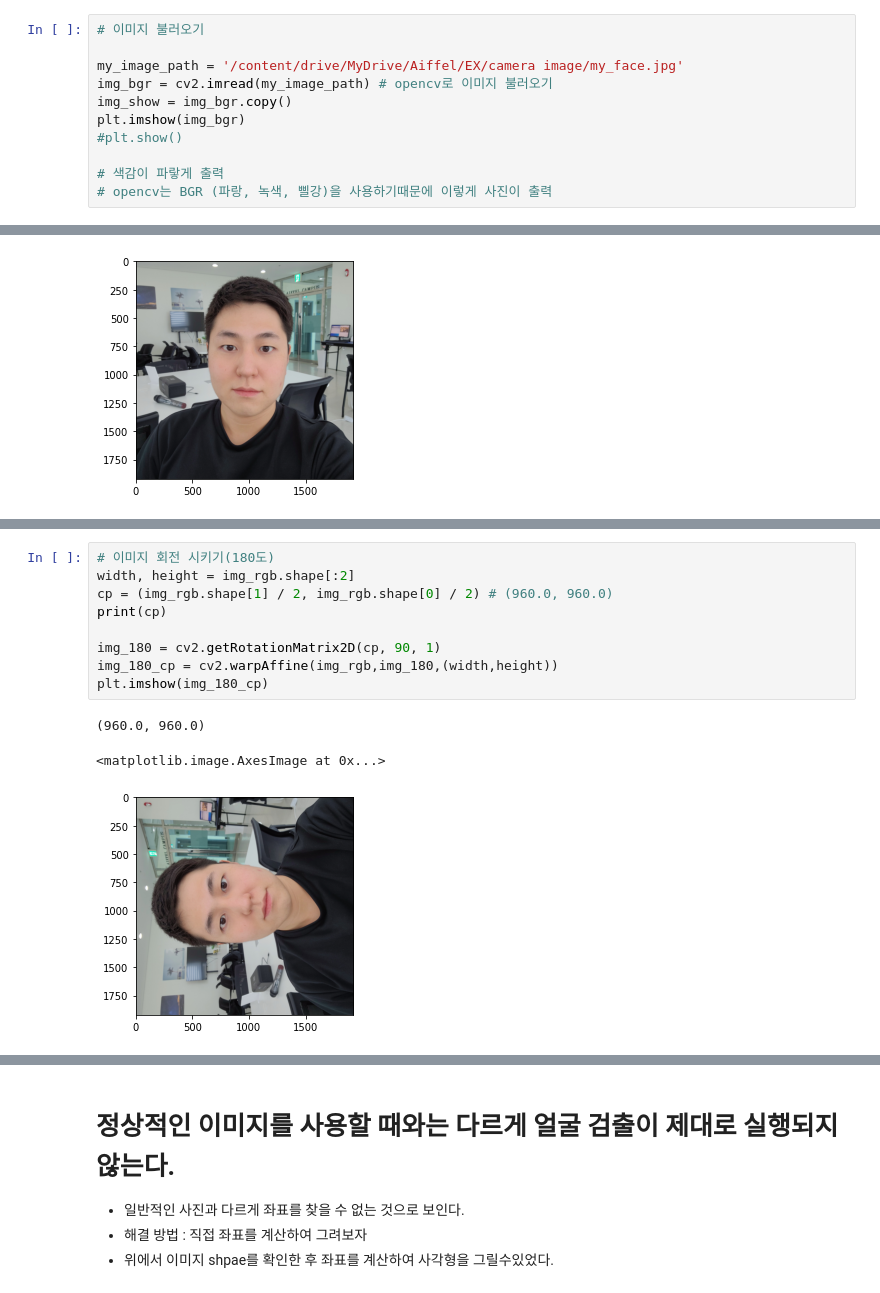
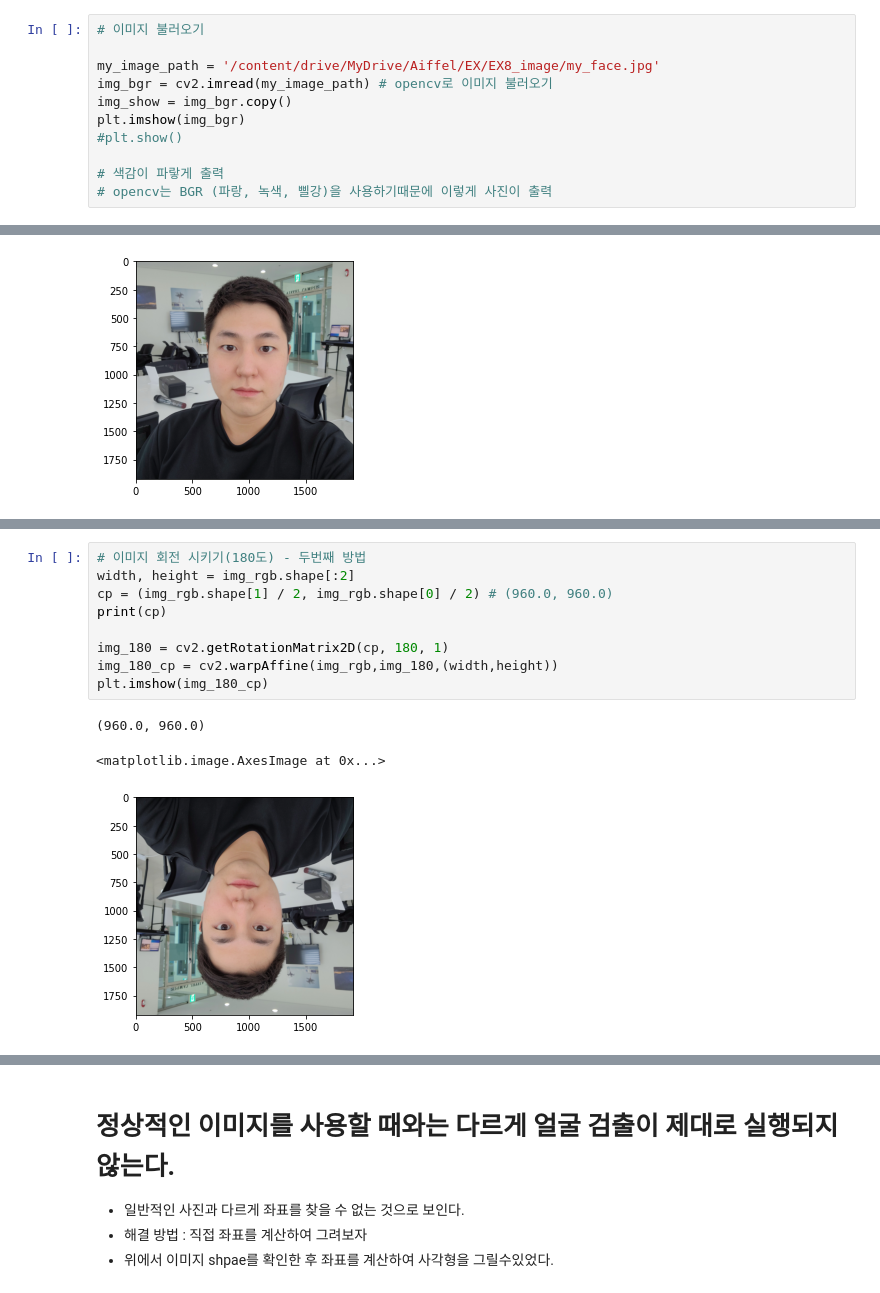
Before and after one commit to sgr1118/EX, a Jupyter notebook: [Exp_07]_Camera_Sticker_App.ipynb, the cells around one changed output, grey strips where cells are left out. Drawn from its saved outputs; the diff is of its cells as text.

```diff
--- a/[Exp_07]_Camera_Sticker_App.ipynb
+++ b/[Exp_07]_Camera_Sticker_App.ipynb
@@ -205,7 +205,7 @@ import dlib
 # %%
 # 이미지 불러오기
 
-my_image_path = '/content/drive/MyDrive/Aiffel/EX/camera image/my_face.jpg'
+my_image_path = '/content/drive/MyDrive/Aiffel/EX/EX8_image/my_face.jpg'
 img_bgr = cv2.imread(my_image_path) # opencv로 이미지 불러오기
 img_show = img_bgr.copy()
 plt.imshow(img_bgr)
@@ -231,13 +236,13 @@ img_rgb.shape[:2]
 # %%
-# 이미지 회전 시키기(180도)
+# 이미지 회전 시키기(180도) - 두번째 방법
 width, height = img_rgb.shape[:2]
 cp = (img_rgb.shape[1] / 2, img_rgb.shape[0] / 2) # (960.0, 960.0)
 print(cp)
 
-img_180 = cv2.getRotationMatrix2D(cp, 90, 1)
+img_180 = cv2.getRotationMatrix2D(cp, 180, 1)
 img_180_cp = cv2.warpAffine(img_rgb,img_180,(width,height))
 plt.imshow(img_180_cp)
 # %% [output]
 (960.0, 960.0)
 <matplotlib.image.AxesImage at 0x...>
-[figure, old version]
+[figure, new version]
```
Also changed, not shown: parts of 11 cells of this notebook.
